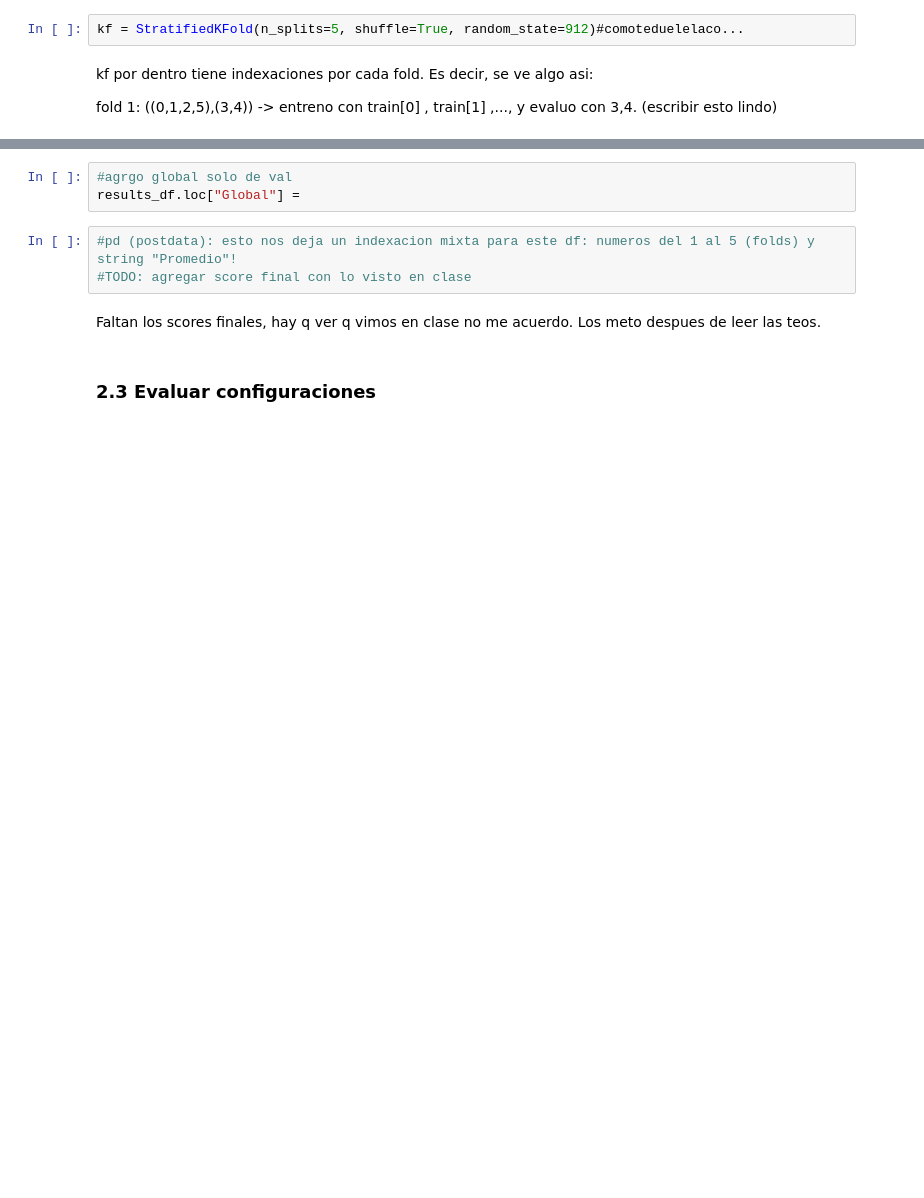
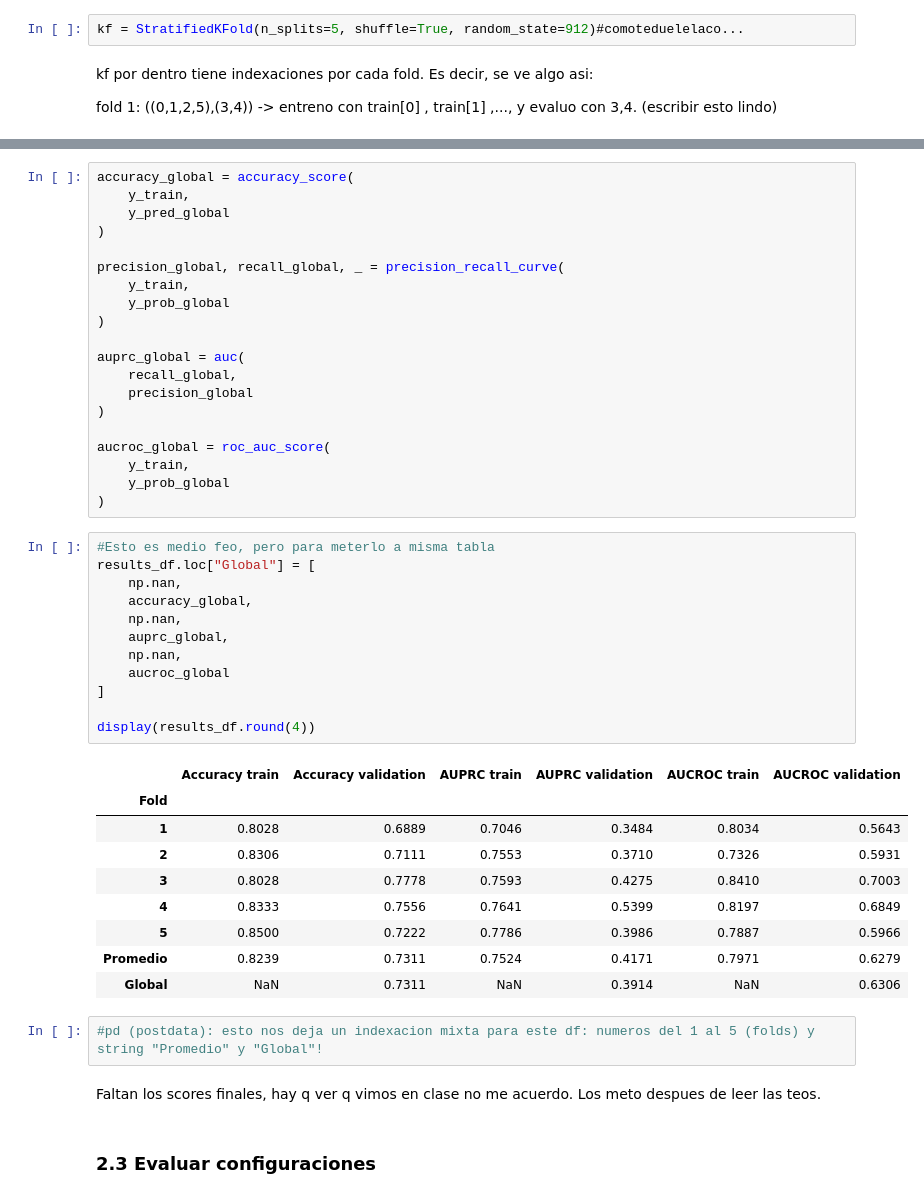
Before and after one commit to SoutoSebastian/TP-AprendizajeAutomatico1, a Jupyter notebook: src/notebook_tp.ipynb, the cells around one changed output, grey strips where cells are left out. Cells and saved outputs as stored; diff of their text form; blank space fills up the shorter version.

```diff
--- a/src/notebook_tp.ipynb
+++ b/src/notebook_tp.ipynb
@@ -218,9 +244,47 @@ display(results_df.round(3))
 # %%
-#agrgo global solo de val
-results_df.loc["Global"] =
+accuracy_global = accuracy_score(
+    y_train,
+    y_pred_global
+)
+
+precision_global, recall_global, _ = precision_recall_curve(
+    y_train,
+    y_prob_global
+)
+
+auprc_global = auc(
+    recall_global,
+    precision_global
+)
+
+aucroc_global = roc_auc_score(
+    y_train,
+    y_prob_global
+)
+# %%
+#Esto es medio feo, pero para meterlo a misma tabla
+results_df.loc["Global"] = [
+    np.nan,
+    accuracy_global,
+    np.nan,
+    auprc_global,
+    np.nan,
+    aucroc_global
+]
+
+display(results_df.round(4))
+# %% [output]
+|  | Accuracy train | Accuracy validation | AUPRC train | AUPRC validation | AUCROC train | AUCROC validation |
+| Fold |  |  |  |  |  |  |
+| 1 | 0.8028 | 0.6889 | 0.7046 | 0.3484 | 0.8034 | 0.5643 |
+| 2 | 0.8306 | 0.7111 | 0.7553 | 0.3710 | 0.7326 | 0.5931 |
+| 3 | 0.8028 | 0.7778 | 0.7593 | 0.4275 | 0.8410 | 0.7003 |
+| 4 | 0.8333 | 0.7556 | 0.7641 | 0.5399 | 0.8197 | 0.6849 |
+| 5 | 0.8500 | 0.7222 | 0.7786 | 0.3986 | 0.7887 | 0.5966 |
+| Promedio | 0.8239 | 0.7311 | 0.7524 | 0.4171 | 0.7971 | 0.6279 |
+| Global | NaN | 0.7311 | NaN | 0.3914 | NaN | 0.6306 |
 # %%
-#pd (postdata): esto nos deja un indexacion mixta para este df: numeros del 1 al 5 (folds) y string "Promedio"!
-#TODO: agregar score final con lo visto en clase
+#pd (postdata): esto nos deja un indexacion mixta para este df: numeros del 1 al 5 (folds) y string "Promedio" y "Global"!
 # %% [markdown]
 Faltan los scores finales, hay q ver q vimos en clase no me acuerdo. Los meto despues de leer las teos.
 # %% [markdown]
```
Also changed, not shown: parts of 7 cells of this notebook.
